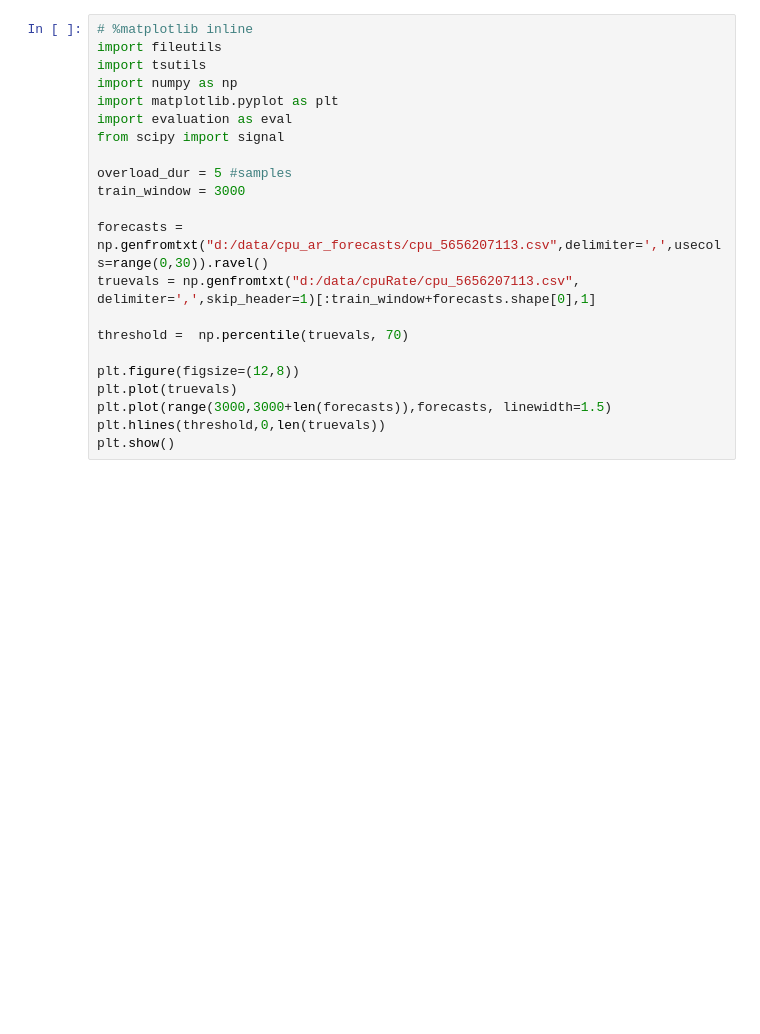
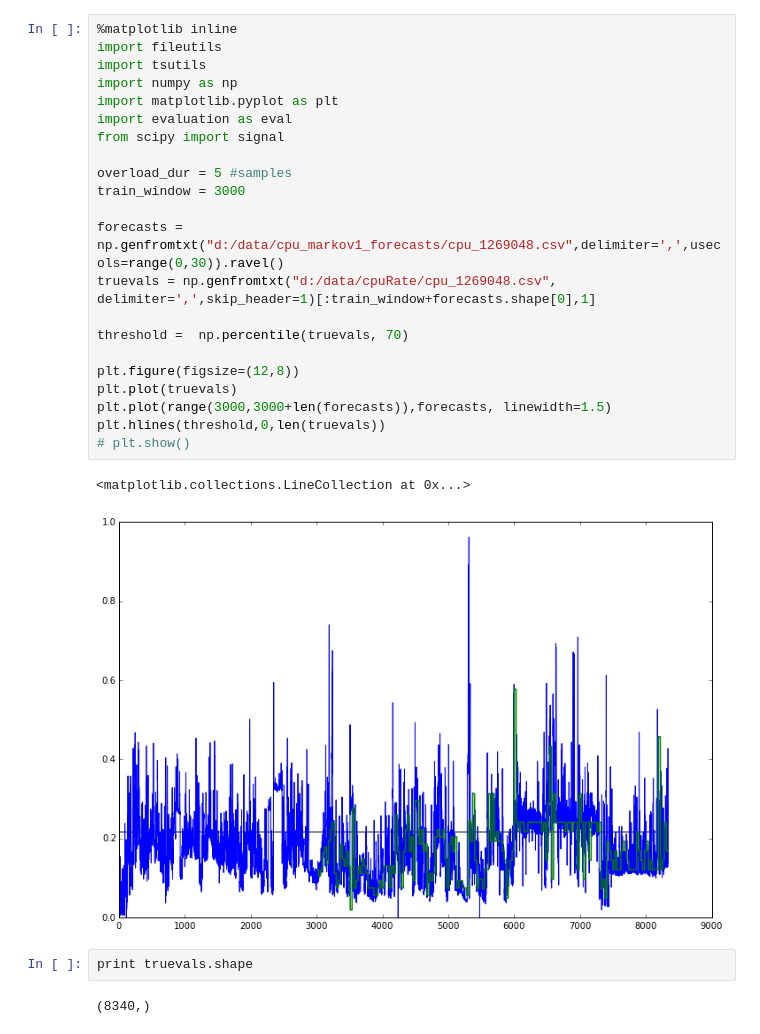
Before and after one commit to Manrich121/ForecastingCloud, a Jupyter notebook: DataPlot/src/markov_evaluation.ipynb, the cells around one changed output. Cells and saved outputs as stored; diff of their text form; blank space fills up the shorter version.

```diff
--- a/DataPlot/src/markov_evaluation.ipynb
+++ b/DataPlot/src/markov_evaluation.ipynb
@@ -1,25 +1,32 @@
 # %%
-# %matplotlib inline
+%matplotlib inline
 import fileutils
 import tsutils
 import numpy as np
 import matplotlib.pyplot as plt
 import evaluation as eval
 from scipy import signal
 
 overload_dur = 5 #samples
 train_window = 3000
 
-forecasts = np.genfromtxt("d:/data/cpu_ar_forecasts/cpu_5656207113.csv",delimiter=',',usecols=range(0,30)).ravel()
-truevals = np.genfromtxt("d:/data/cpuRate/cpu_5656207113.csv", delimiter=',',skip_header=1)[:train_window+forecasts.shape[0],1]
+forecasts = np.genfromtxt("d:/data/cpu_markov1_forecasts/cpu_1269048.csv",delimiter=',',usecols=range(0,30)).ravel()
+truevals = np.genfromtxt("d:/data/cpuRate/cpu_1269048.csv", delimiter=',',skip_header=1)[:train_window+forecasts.shape[0],1]
 
 threshold =  np.percentile(truevals, 70)
 
 plt.figure(figsize=(12,8))
 plt.plot(truevals)
 plt.plot(range(3000,3000+len(forecasts)),forecasts, linewidth=1.5)
 plt.hlines(threshold,0,len(truevals))
-plt.show()
+# plt.show()
+# %% [output]
+<matplotlib.collections.LineCollection at 0x...>
+[figure, added]
+# %%
+print truevals.shape
+# %% [output]
+(8340,)
 # %%
 tsutils.findDominentSeason(truevals)
 freq, pwr = signal.periodogram(truevals)
```
Also changed, not shown: parts of 6 cells of this notebook, 5 other files.
